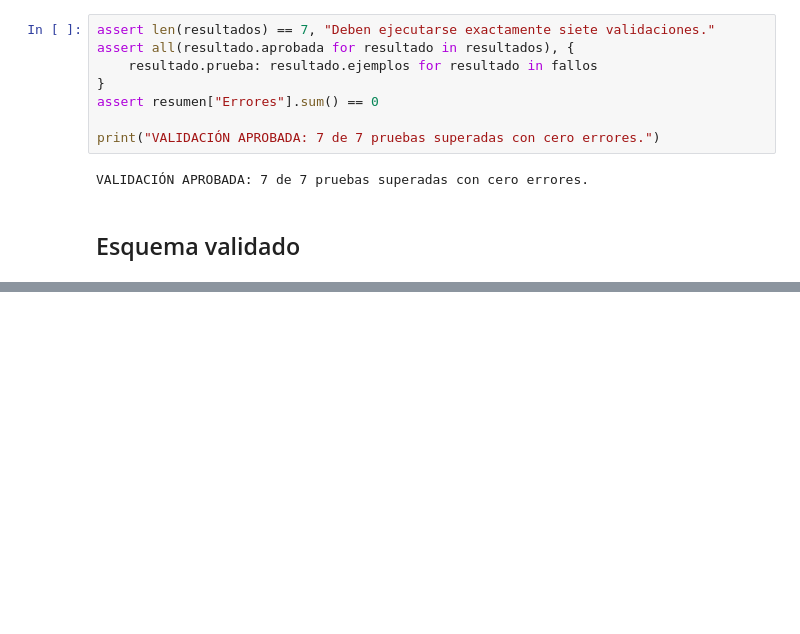
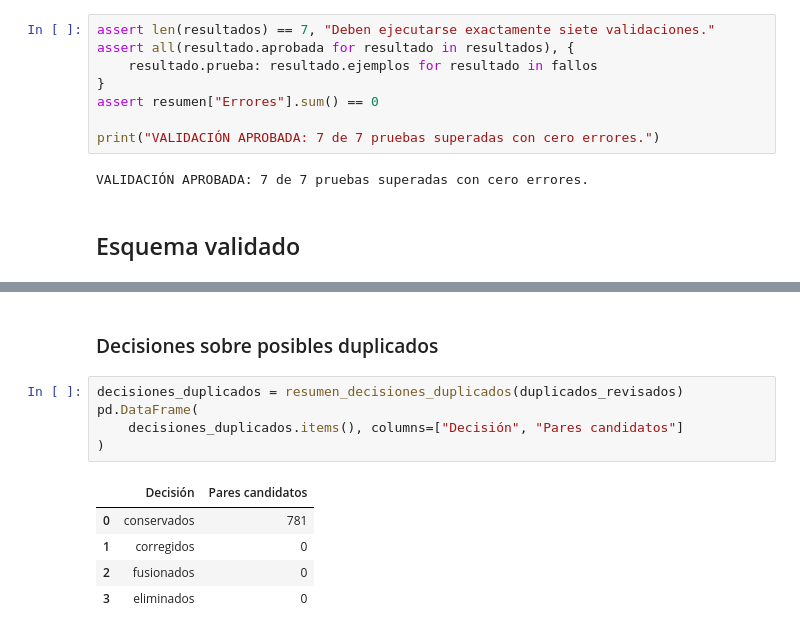
Before and after one commit to JosFer720/Proyecto-Data-Science, a Jupyter notebook: notebooks/05_validacion.ipynb, the cells around one changed output, grey strips where cells are left out. Saved outputs shown, nothing was run; the diff lists cells and outputs as text; blank space fills up the shorter version.

```diff
--- a/notebooks/05_validacion.ipynb
+++ b/notebooks/05_validacion.ipynb
@@ -116,0 +171,13 @@ pd.DataFrame(
+# %% [markdown]
+### Decisiones sobre posibles duplicados
+# %%
+decisiones_duplicados = resumen_decisiones_duplicados(duplicados_revisados)
+pd.DataFrame(
+    decisiones_duplicados.items(), columns=["Decisión", "Pares candidatos"]
+)
+# %% [output]
+|  | Decisión | Pares candidatos |
+| 0 | conservados | 781 |
+| 1 | corregidos | 0 |
+| 2 | fusionados | 0 |
+| 3 | eliminados | 0 |
```
Also changed, not shown: parts of 12 cells of this notebook, 5 other files.
